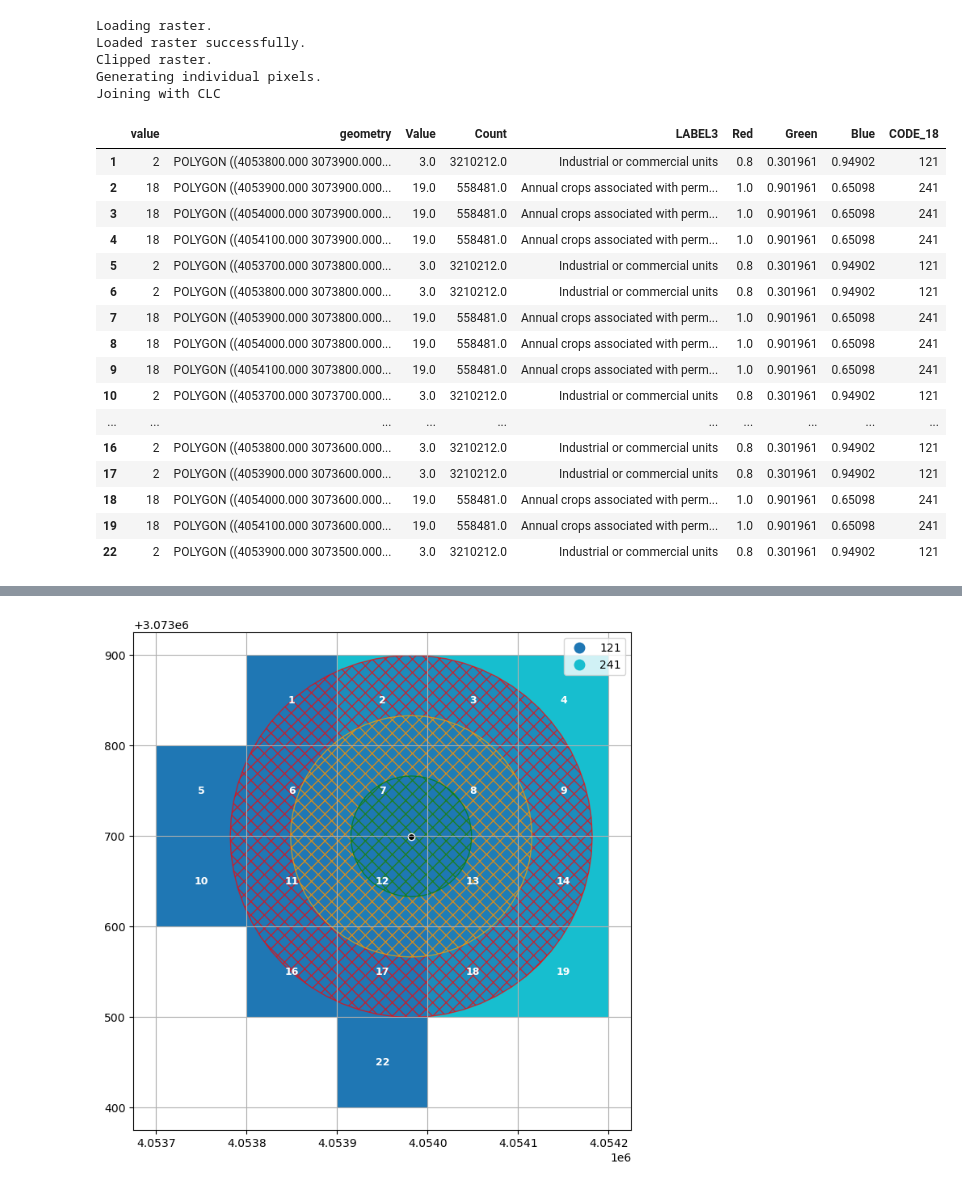
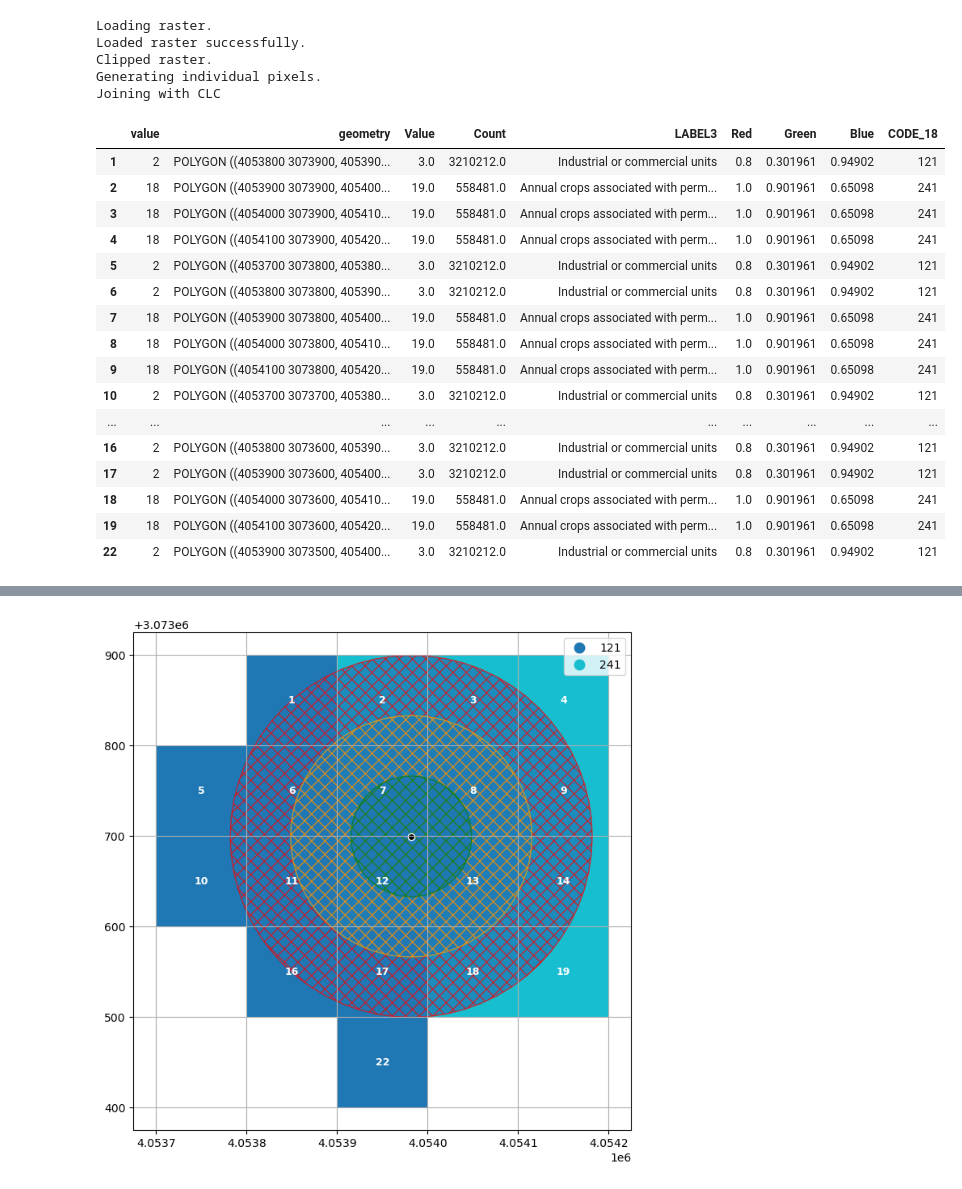
Before and after one commit to mfherrm/BioOTon, a Jupyter notebook: CORINE.ipynb, the cells around one changed output, grey strips where cells are left out. Saved outputs shown, nothing was run; the diff lists cells and outputs as text; code cells hidden in the pictures.

```diff
--- a/CORINE.ipynb
+++ b/CORINE.ipynb
@@ -155,6 +151,6 @@ def getRecordingNeighbourhood(sound_point, corine_df, distance=200):
 dir = "Z:\\Audio_data\\Dawn_chorus_raw_data"
 points = getSoundLocations(dir)
 # %%
-sound_point = points.iloc[100]
+sound_point = points.iloc[0]
 sound_point
 # %% [output]
@@ -280,26 +277,26 @@ Clipped raster.
 Generating individual pixels.
 Joining with CLC
 # %%
-intersection_result = jdf.intersects(buffer.unary_union)
+intersection_result = jdf.intersects(buffer.union_all())
 jdf[intersection_result]
 # %% [output]
 |  | value | geometry | Value | Count | LABEL3 | Red | Green | Blue | CODE_18 |
-| 1 | 2 | POLYGON ((4053800.000 3073900.000... | 3.0 | 3210212.0 | Industrial or commercial units | 0.8 | 0.301961 | 0.94902 | 121 |
-| 2 | 18 | POLYGON ((4053900.000 3073900.000... | 19.0 | 558481.0 | Annual crops associated with perm... | 1.0 | 0.901961 | 0.65098 | 241 |
-| 3 | 18 | POLYGON ((4054000.000 3073900.000... | 19.0 | 558481.0 | Annual crops associated with perm... | 1.0 | 0.901961 | 0.65098 | 241 |
-| 4 | 18 | POLYGON ((4054100.000 3073900.000... | 19.0 | 558481.0 | Annual crops associated with perm... | 1.0 | 0.901961 | 0.65098 | 241 |
-| 5 | 2 | POLYGON ((4053700.000 3073800.000... | 3.0 | 3210212.0 | Industrial or commercial units | 0.8 | 0.301961 | 0.94902 | 121 |
-| 6 | 2 | POLYGON ((4053800.000 3073800.000... | 3.0 | 3210212.0 | Industrial or commercial units | 0.8 | 0.301961 | 0.94902 | 121 |
-| 7 | 18 | POLYGON ((4053900.000 3073800.000... | 19.0 | 558481.0 | Annual crops associated with perm... | 1.0 | 0.901961 | 0.65098 | 241 |
-| 8 | 18 | POLYGON ((4054000.000 3073800.000... | 19.0 | 558481.0 | Annual crops associated with perm... | 1.0 | 0.901961 | 0.65098 | 241 |
-| 9 | 18 | POLYGON ((4054100.000 3073800.000... | 19.0 | 558481.0 | Annual crops associated with perm... | 1.0 | 0.901961 | 0.65098 | 241 |
-| 10 | 2 | POLYGON ((4053700.000 3073700.000... | 3.0 | 3210212.0 | Industrial or commercial units | 0.8 | 0.301961 | 0.94902 | 121 |
+| 1 | 2 | POLYGON ((4053800 3073900, 405390... | 3.0 | 3210212.0 | Industrial or commercial units | 0.8 | 0.301961 | 0.94902 | 121 |
+| 2 | 18 | POLYGON ((4053900 3073900, 405400... | 19.0 | 558481.0 | Annual crops associated with perm... | 1.0 | 0.901961 | 0.65098 | 241 |
+| 3 | 18 | POLYGON ((4054000 3073900, 405410... | 19.0 | 558481.0 | Annual crops associated with perm... | 1.0 | 0.901961 | 0.65098 | 241 |
+| 4 | 18 | POLYGON ((4054100 3073900, 405420... | 19.0 | 558481.0 | Annual crops associated with perm... | 1.0 | 0.901961 | 0.65098 | 241 |
+| 5 | 2 | POLYGON ((4053700 3073800, 405380... | 3.0 | 3210212.0 | Industrial or commercial units | 0.8 | 0.301961 | 0.94902 | 121 |
+| 6 | 2 | POLYGON ((4053800 3073800, 405390... | 3.0 | 3210212.0 | Industrial or commercial units | 0.8 | 0.301961 | 0.94902 | 121 |
+| 7 | 18 | POLYGON ((4053900 3073800, 405400... | 19.0 | 558481.0 | Annual crops associated with perm... | 1.0 | 0.901961 | 0.65098 | 241 |
+| 8 | 18 | POLYGON ((4054000 3073800, 405410... | 19.0 | 558481.0 | Annual crops associated with perm... | 1.0 | 0.901961 | 0.65098 | 241 |
+| 9 | 18 | POLYGON ((4054100 3073800, 405420... | 19.0 | 558481.0 | Annual crops associated with perm... | 1.0 | 0.901961 | 0.65098 | 241 |
+| 10 | 2 | POLYGON ((4053700 3073700, 405380... | 3.0 | 3210212.0 | Industrial or commercial units | 0.8 | 0.301961 | 0.94902 | 121 |
 | ... | ... | ... | ... | ... | ... | ... | ... | ... | ... |
-| 16 | 2 | POLYGON ((4053800.000 3073600.000... | 3.0 | 3210212.0 | Industrial or commercial units | 0.8 | 0.301961 | 0.94902 | 121 |
-| 17 | 2 | POLYGON ((4053900.000 3073600.000... | 3.0 | 3210212.0 | Industrial or commercial units | 0.8 | 0.301961 | 0.94902 | 121 |
-| 18 | 18 | POLYGON ((4054000.000 3073600.000... | 19.0 | 558481.0 | Annual crops associated with perm... | 1.0 | 0.901961 | 0.65098 | 241 |
-| 19 | 18 | POLYGON ((4054100.000 3073600.000... | 19.0 | 558481.0 | Annual crops associated with perm... | 1.0 | 0.901961 | 0.65098 | 241 |
-| 22 | 2 | POLYGON ((4053900.000 3073500.000... | 3.0 | 3210212.0 | Industrial or commercial units | 0.8 | 0.301961 | 0.94902 | 121 |
+| 16 | 2 | POLYGON ((4053800 3073600, 405390... | 3.0 | 3210212.0 | Industrial or commercial units | 0.8 | 0.301961 | 0.94902 | 121 |
+| 17 | 2 | POLYGON ((4053900 3073600, 405400... | 3.0 | 3210212.0 | Industrial or commercial units | 0.8 | 0.301961 | 0.94902 | 121 |
+| 18 | 18 | POLYGON ((4054000 3073600, 405410... | 19.0 | 558481.0 | Annual crops associated with perm... | 1.0 | 0.901961 | 0.65098 | 241 |
+| 19 | 18 | POLYGON ((4054100 3073600, 405420... | 19.0 | 558481.0 | Annual crops associated with perm... | 1.0 | 0.901961 | 0.65098 | 241 |
+| 22 | 2 | POLYGON ((4053900 3073500, 405400... | 3.0 | 3210212.0 | Industrial or commercial units | 0.8 | 0.301961 | 0.94902 | 121 |
 # %%
 def plotRecord(geodataframe, buffer):
     fig, ax = plt.subplots(1, 1, figsize=(10, 8))
```
Also changed, not shown: parts of 20 cells of this notebook.
